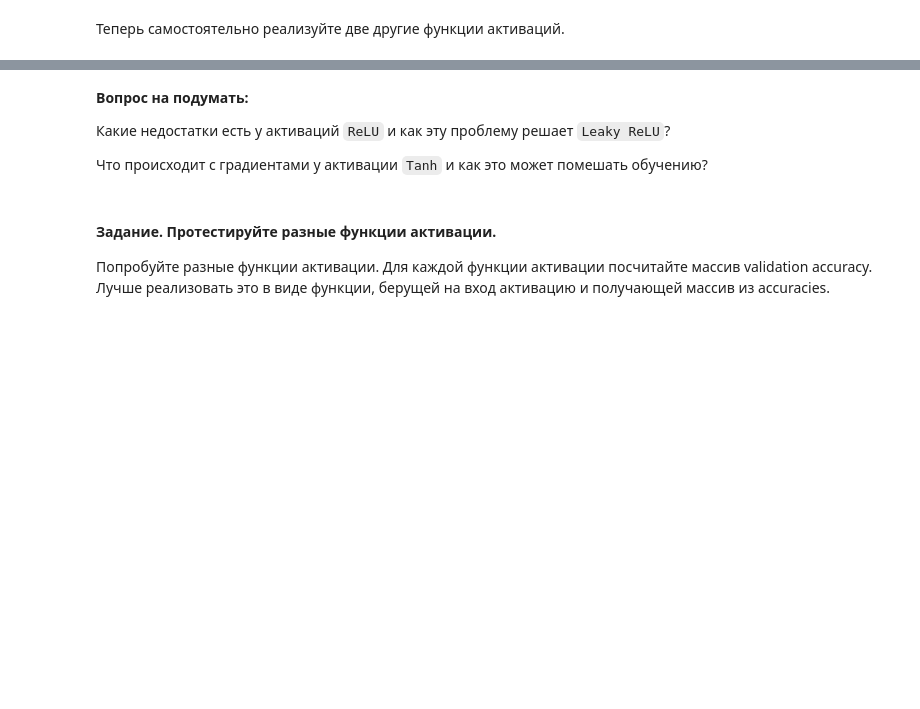
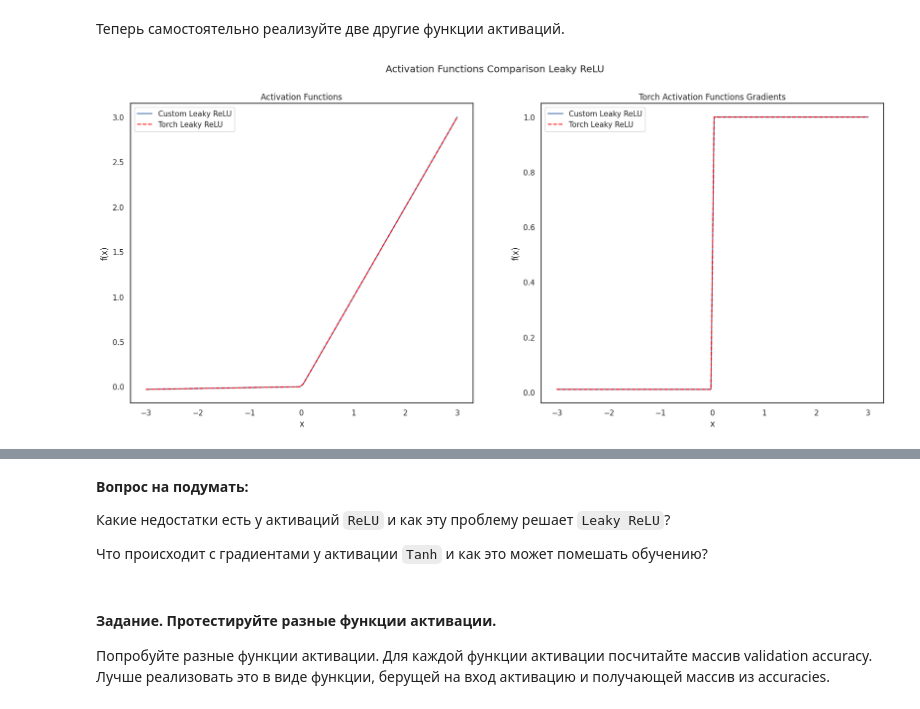
Before and after one commit to Mistmoonn/laba, a Jupyter notebook: week_05_convolutional_nets/Homework/hw_4_conv_cnn.ipynb, the cells around one changed output, grey strips where cells are left out. Saved outputs shown, nothing was run; the diff lists cells and outputs as text; code cells hidden in the pictures; blank space fills up the shorter version.

```diff
--- a/week_05_convolutional_nets/Homework/hw_4_conv_cnn.ipynb
+++ b/week_05_convolutional_nets/Homework/hw_4_conv_cnn.ipynb
@@ -722,21 +755,25 @@ class LeakyReLU(nn.Module):
 
 
   def forward(self, x):
-    # YOUR CODE
+    return(torch.maximum(self.alpha*x,x))
 
   def backward(self, x):
-    # YOUR CODE
+    grads = torch.ones_like(x)
+    grads[x <= 0] = self.alpha
+    return grads
 
 class Tanh(nn.Module):
-  def __init__(self, ):
-    super().__init__()
+    def __init__(self):
+        super().__init__()
 
+    def forward(self, x):
 
-  def forward(self, x):
-    # YOUR CODE
+        e2x = torch.exp(2 * x)
+        return (e2x - 1) / (e2x + 1)
 
-  def backward(self, x):
-    # YOUR CODE
+    def backward(self, x):
+        t = self.forward(x)
+        return 1.0 - t ** 2
 # %%
 # lets test your functions with torch functions
 
@@ -744,7 +781,7 @@ torch_leaky_relu = nn.LeakyReLU(negative_slope=0.01)
 torch_tanh = nn.Tanh()
 
 
-your_leaky_relu = LeakyReLU()
+your_leaky_relu = LeakyReLU(0.01)
 your_tanh = Tanh()
 # %%
 # Test forward pass
@@ -778,25 +815,27 @@ assert torch.allclose(grad_tanh_custom, grad_tanh_torch)
 # %%
 # Plot custom and torch functions
 fig, axes = plt.subplots(1, 2, figsize=(20, 8))
 fig.suptitle("Activation Functions Comparison Leaky ReLU")
 
 # Plot Custom Functions
 axes[0].set_title("Activation Functions")
 axes[0].plot(x.detach().numpy(), x_leaky_custom.detach().numpy(), label="Custom Leaky ReLU")
 axes[0].plot(x.detach().numpy(), x_leaky_torch.detach().numpy(), color='red', label="Torch Leaky ReLU", linestyle='--')
 axes[0].legend()
 axes[0].set_xlabel("x")
 axes[0].set_ylabel("f(x)")
 
 # Plot Torch Functions
 axes[1].set_title("Torch Activation Functions Gradients")
 axes[1].plot(x.detach().numpy(), grad_leaky_custom.detach().numpy(), label="Custom Leaky ReLU")
-axes[1].plot(x.detach().numpy(),1 grad_leaky_torch.detach().numpy(), color='red', label="Torch Leaky ReLU", linestyle='--')
+axes[1].plot(x.detach().numpy(), grad_leaky_torch.detach().numpy(), color='red', label="Torch Leaky ReLU", linestyle='--')
 axes[1].legend()
 axes[1].set_xlabel("x")
 axes[1].set_ylabel("f(x)")
 
 plt.show()
+# %% [output]
+[figure, added]
 # %%
 # Plot custom and torch functions
 fig, axes = plt.subplots(1, 2, figsize=(20, 8))
```
Also changed, not shown: parts of 6 cells of this notebook.
